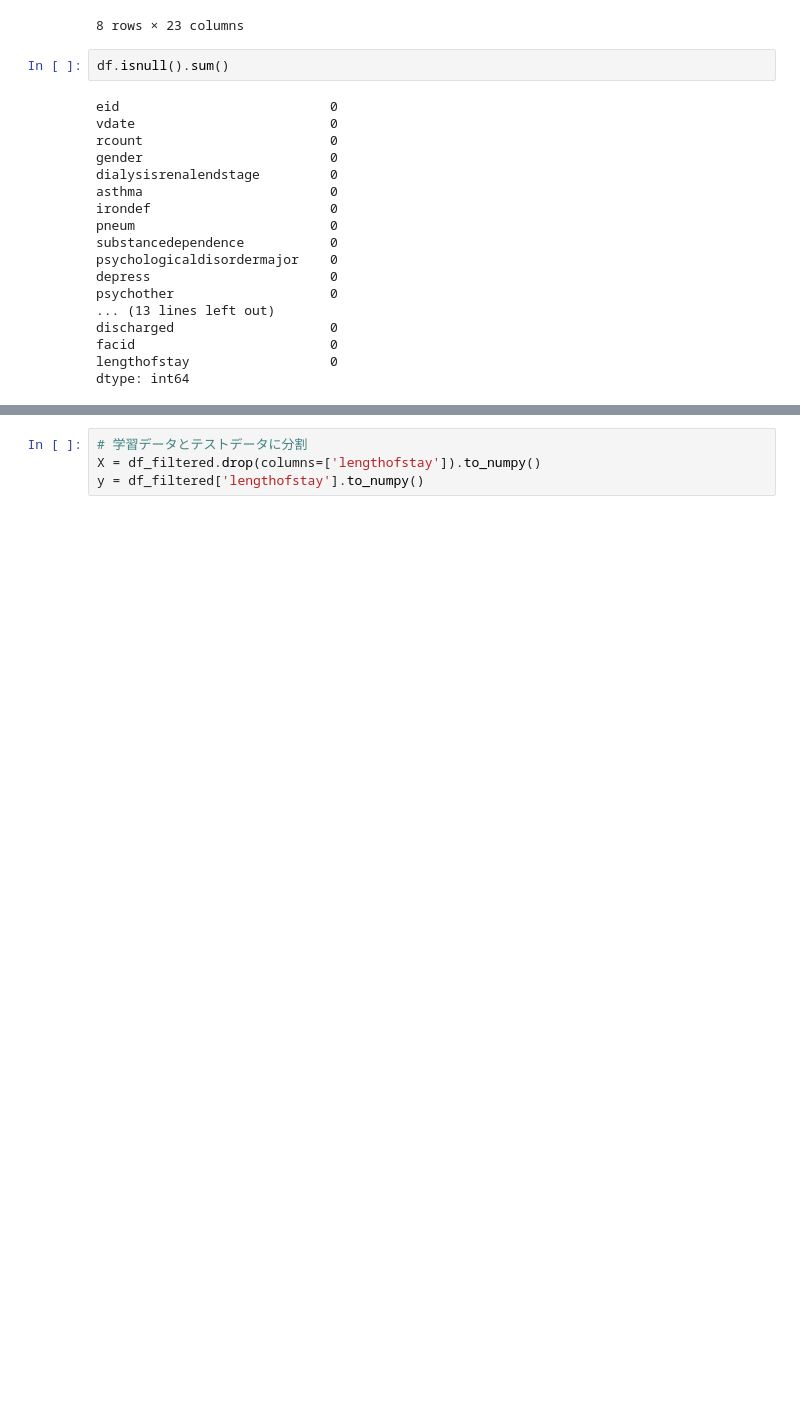
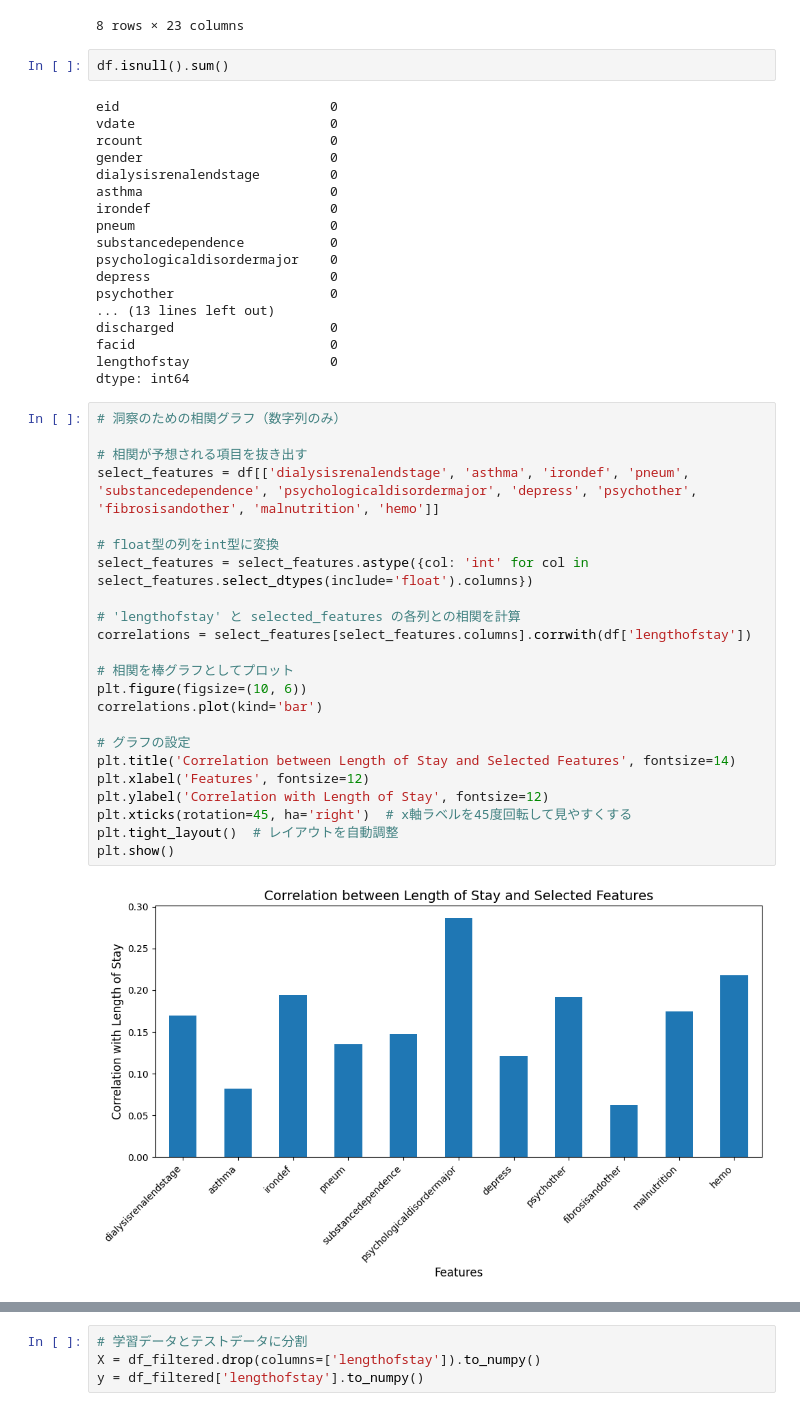
Before and after one commit to ruka-sumichi/final_task, a Jupyter notebook: test.ipynb, the cells around one changed output, grey strips where cells are left out. Cells and saved outputs as stored; diff of their text form; blank space fills up the shorter version.

```diff
--- a/test.ipynb
+++ b/test.ipynb
@@ -64,3 +64,28 @@ discharged                    0
 facid                         0
 lengthofstay                  0
 dtype: int64
+# %%
+# 洞察のための相関グラフ（数字列のみ）
+
+# 相関が予想される項目を抜き出す
+select_features = df[['dialysisrenalendstage', 'asthma', 'irondef', 'pneum', 'substancedependence', 'psychologicaldisordermajor', 'depress', 'psychother', 'fibrosisandother', 'malnutrition', 'hemo']]
+
+# float型の列をint型に変換
+select_features = select_features.astype({col: 'int' for col in select_features.select_dtypes(include='float').columns})
+
+# 'lengthofstay' と selected_features の各列との相関を計算
+correlations = select_features[select_features.columns].corrwith(df['lengthofstay'])
+
+# 相関を棒グラフとしてプロット
+plt.figure(figsize=(10, 6))
+correlations.plot(kind='bar')
+
+# グラフの設定
+plt.title('Correlation between Length of Stay and Selected Features', fontsize=14)
+plt.xlabel('Features', fontsize=12)
+plt.ylabel('Correlation with Length of Stay', fontsize=12)
+plt.xticks(rotation=45, ha='right')  # x軸ラベルを45度回転して見やすくする
+plt.tight_layout()  # レイアウトを自動調整
+plt.show()
+# %% [output]
+[figure, added]
```
Also changed, not shown: parts of 57 cells of this notebook, 1 other file.
